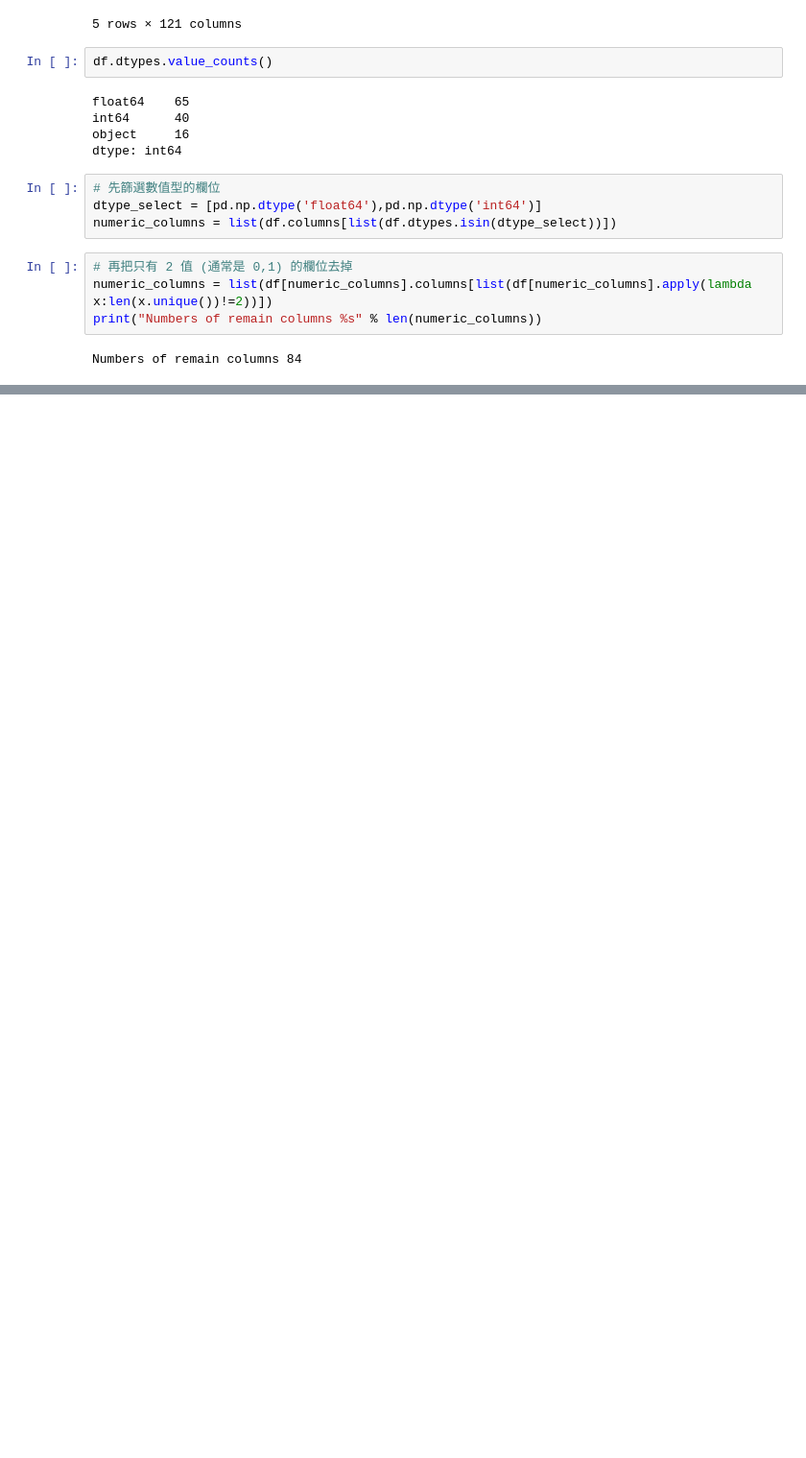
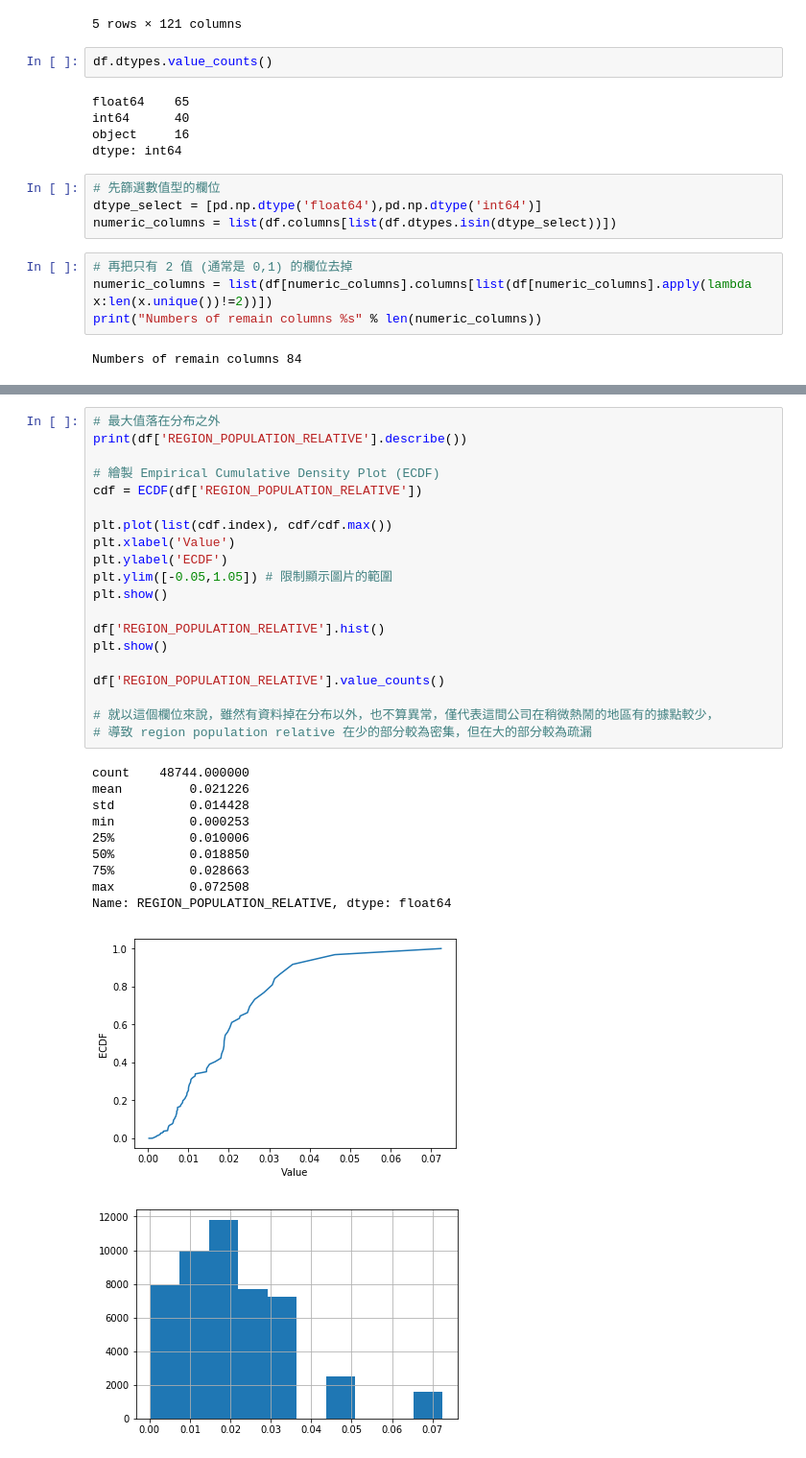
Before and after one commit to u0624807/ML-100-Days, a Jupyter notebook: homework/Day_006_HW.ipynb, the cells around one changed output, grey strips where cells are left out. Shown at 96% size. Saved outputs shown, nothing was run; the diff lists cells and outputs as text; blank space fills up the shorter version.

```diff
--- a/homework/Day_006_HW.ipynb
+++ b/homework/Day_006_HW.ipynb
@@ -45,0 +135,32 @@ Numbers of remain columns 84
+# %%
+# 最大值落在分布之外
+print(df['REGION_POPULATION_RELATIVE'].describe())
+
+# 繪製 Empirical Cumulative Density Plot (ECDF)
+cdf = ECDF(df['REGION_POPULATION_RELATIVE'])
+
+plt.plot(list(cdf.index), cdf/cdf.max())
+plt.xlabel('Value')
+plt.ylabel('ECDF')
+plt.ylim([-0.05,1.05]) # 限制顯示圖片的範圍
+plt.show()
+
+df['REGION_POPULATION_RELATIVE'].hist()
+plt.show()
+
+df['REGION_POPULATION_RELATIVE'].value_counts()
+
+# 就以這個欄位來說，雖然有資料掉在分布以外，也不算異常，僅代表這間公司在稍微熱鬧的地區有的據點較少，
+# 導致 region population relative 在少的部分較為密集，但在大的部分較為疏漏
+# %% [output]
+count    48744.000000
+mean         0.021226
+std          0.014428
+min          0.000253
+25%          0.010006
+50%          0.018850
+75%          0.028663
+max          0.072508
+Name: REGION_POPULATION_RELATIVE, dtype: float64
+[figure, added]
+[figure, added]
```
Also changed, not shown: parts of 8 cells of this notebook.
